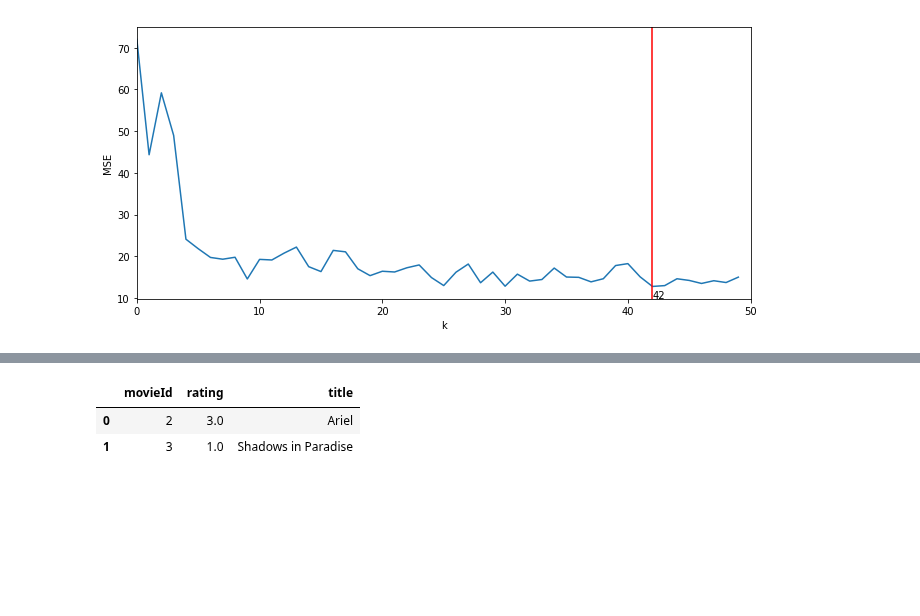
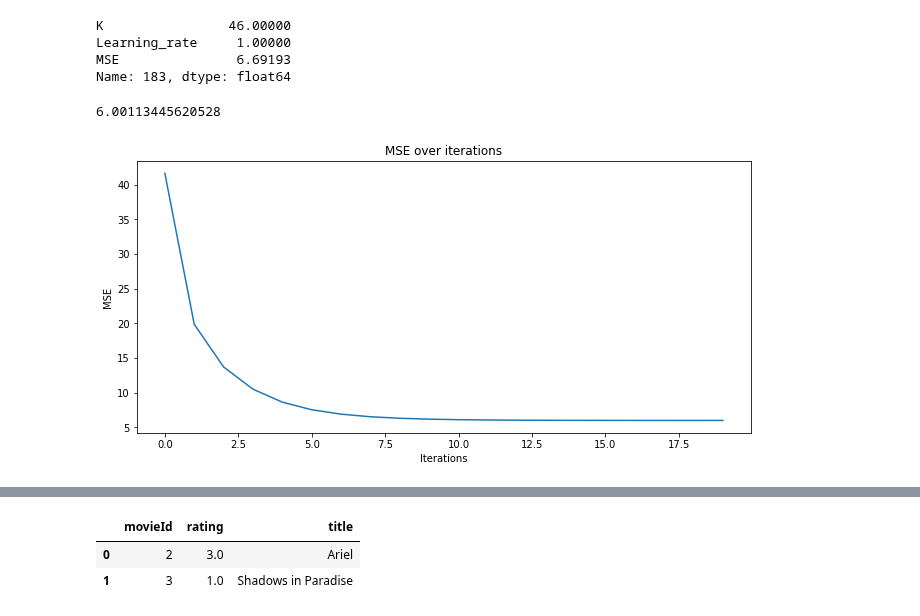
Before and after one commit to carlosgeovany/MachineLearning, a Jupyter notebook: RecommenderSystem.ipynb, the cells around one changed output, grey strips where cells are left out. Drawn from its saved outputs; the diff is of its cells as text; code cells hidden in the pictures; blank space fills up the shorter version.

Commit message:
find_best method
add find best method to recommender and plot results

```diff
--- a/RecommenderSystem.ipynb
+++ b/RecommenderSystem.ipynb
@@ -34,11 +72,27 @@ for k in range(1, 51, 1):
+# %%
+mse.loc[mse.MSE.idxmin()]
+# %% [output]
+K                46.00000
+Learning_rate     1.00000
+MSE               6.69193
+Name: 183, dtype: float64
+# %%
+## Best matrix with best k
+recomm = matrix_factorization(a,46)
+## Train the model, default iterations is 2
+recomm.fit(1,20)
+# %%
+## Increasing iterations improves over previous best MSE
+min(recomm.mse)
+# %% [output]
+6.00113445620528
 # %%
+## Plot MSE over iterations
 plt.figure(figsize=(11, 5))
-plt.plot(mse)
-plt.xlim(0,len(mse))
-plt.xlabel("k")
-plt.ylabel("MSE")
-plt.axvline(np.argmin(mse), color = "r")
-plt.annotate(f"{np.argmin(mse)}", xy=(np.argmin(mse),10))
+plt.plot(recomm.mse)
+plt.xlabel('Iterations')
+plt.ylabel('MSE')
+plt.title('MSE over iterations')
 plt.show()
 # %% [output]
-[figure, old version]
+[figure, new version]
```
Also changed, not shown: parts of 22 cells of this notebook, 2 other files.
